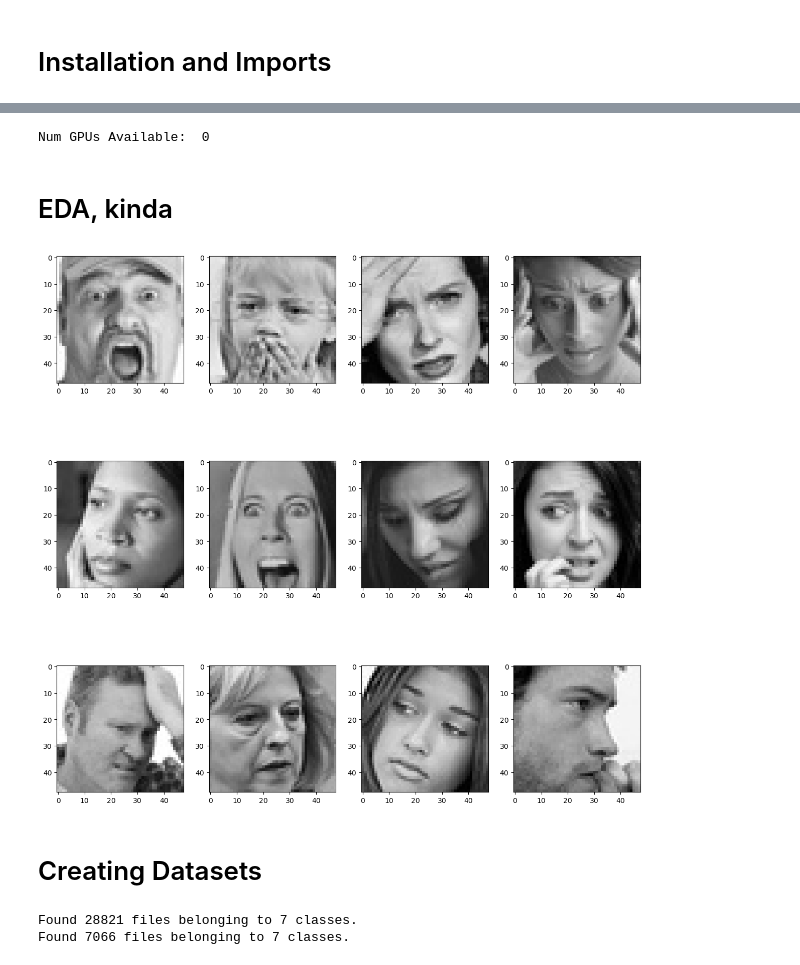
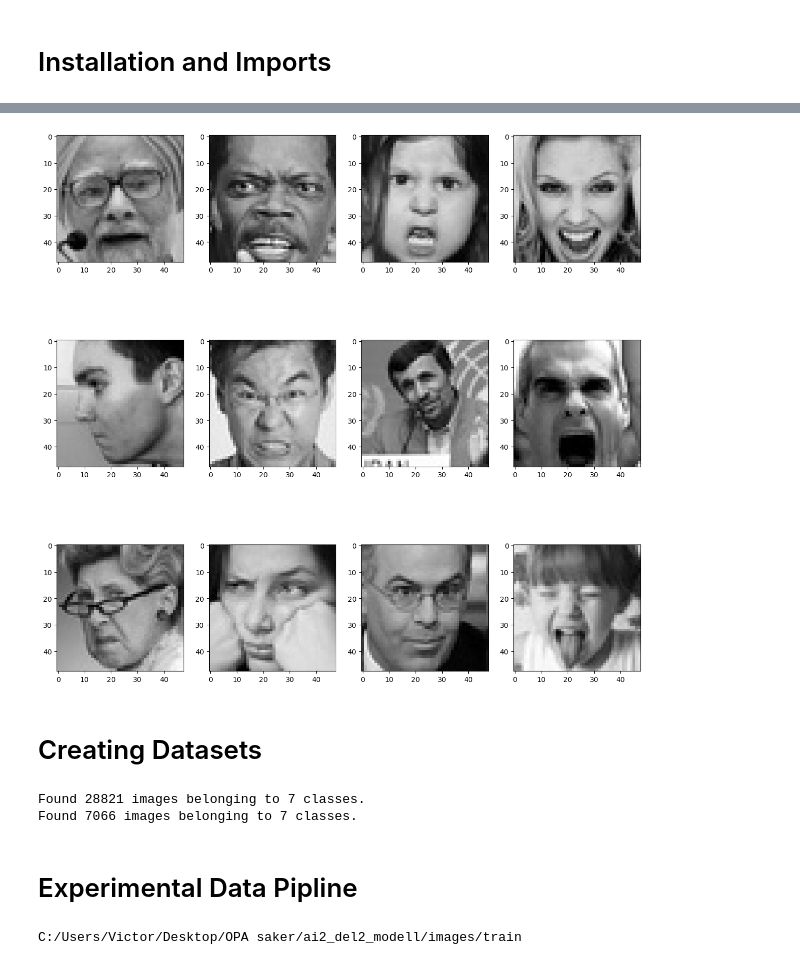
Before and after one commit to Krimpster/ai2_del2_assignment, a Jupyter notebook: ai2_del2_modell.ipynb, the cells around one changed output, grey strips where cells are left out. Saved outputs shown, nothing was run; the diff lists cells and outputs as text; code cells hidden in the pictures.

```diff
--- a/ai2_del2_modell.ipynb
+++ b/ai2_del2_modell.ipynb
@@ -12,13 +34,6 @@ from tensorflow.keras.layers import Dense, Input, Dropout, Flatten, Activation,
 from tensorflow.keras.models import Sequential
 from tensorflow.keras.optimizers import Adam
 from keras.callbacks import ModelCheckpoint, EarlyStopping, ReduceLROnPlateau
-# %%
-import tensorflow as tf
-print("Num GPUs Available: ", len(tf.config.list_physical_devices('GPU')))
-# %% [output]
-Num GPUs Available:  0
-# %% [markdown]
-# EDA, kinda
 # %%
 image_size = 48
 folder_path = "C:/Users/Victor/Desktop/OPA saker/ai2_del2_modell/images/"
@@ -25,37 +44,43 @@ folder_path = "C:/Users/Victor/Desktop/OPA saker/ai2_del2_modell/images/"
 # %%
-expression_target = 'fear'
+expression_target = 'angry'
 
 plt.figure(figsize = (15,15))
 for i in range(1,13,1):
     plt.subplot(3,4,i)
     img = load_img(folder_path + "train/" + expression_target + "/" +
                    os.listdir(folder_path + "train/" + expression_target)[i], target_size=(image_size,image_size))
     plt.imshow(img)
 plt.show()
 # %% [output]
-[figure, old version]
+[figure, new version]
 # %% [markdown]
 # Creating Datasets
 # %%
-batch_size = 128
 
-training_set = image_dataset_from_directory(folder_path + "train",
-                                            image_size=(image_size,image_size),
-                                            color_mode="grayscale",
-                                            batch_size= batch_size,
-                                            label_mode="categorical",
-                                            shuffle=True)
+train_datagen = ImageDataGenerator(rescale=1./255)
+val_datagen = ImageDataGenerator(rescale=1./255)
 
-training_set = training_set.repeat()
 
-validation_set = image_dataset_from_directory(folder_path + "validation",
-                                              image_size=(image_size,image_size),
-                                              color_mode="grayscale",
-                                              batch_size= batch_size,
-                                              label_mode="categorical",
-                                              shuffle=True)
+training_set = train_datagen.flow_from_directory(folder_path + "train",
+                                                 target_size=(image_size,image_size),
+                                                 color_mode="grayscale",
+                                                 batch_size= batch_size,
+                                                 class_mode="categorical",
+                                                 shuffle=True)
 
-validation_set = validation_set.repeat()
+
+validation_set = val_datagen.flow_from_directory(folder_path + "validation",
+                                                 target_size=(image_size,image_size),
+                                                 color_mode="grayscale",
+                                                 batch_size= batch_size,
+                                                 class_mode="categorical",
+                                                 shuffle=False)
 # %% [output]
-Found 28821 files belonging to 7 classes.
-Found 7066 files belonging to 7 classes.
+Found 28821 images belonging to 7 classes.
+Found 7066 images belonging to 7 classes.
+# %% [markdown]
+# Experimental Data Pipline
+# %%
+print(str(folder_path + 'train'))
+# %% [output]
+C:/Users/Victor/Desktop/OPA saker/ai2_del2_modell/images/train
```
Also changed, not shown: parts of 28 cells of this notebook, 3 other files.
